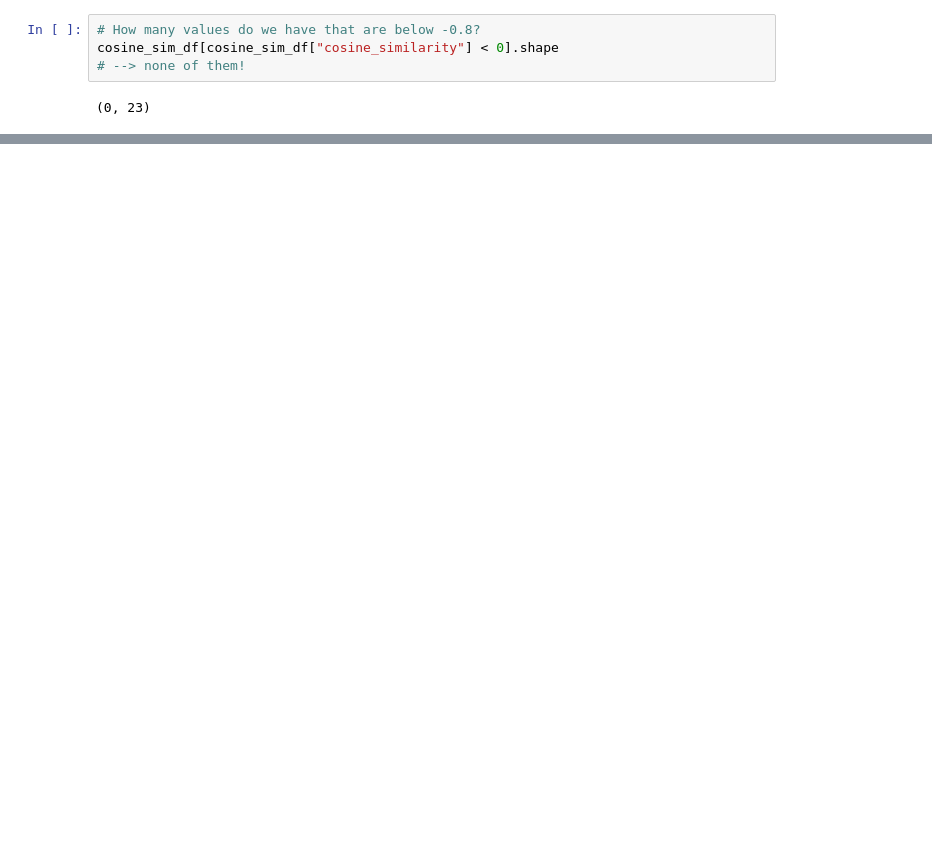
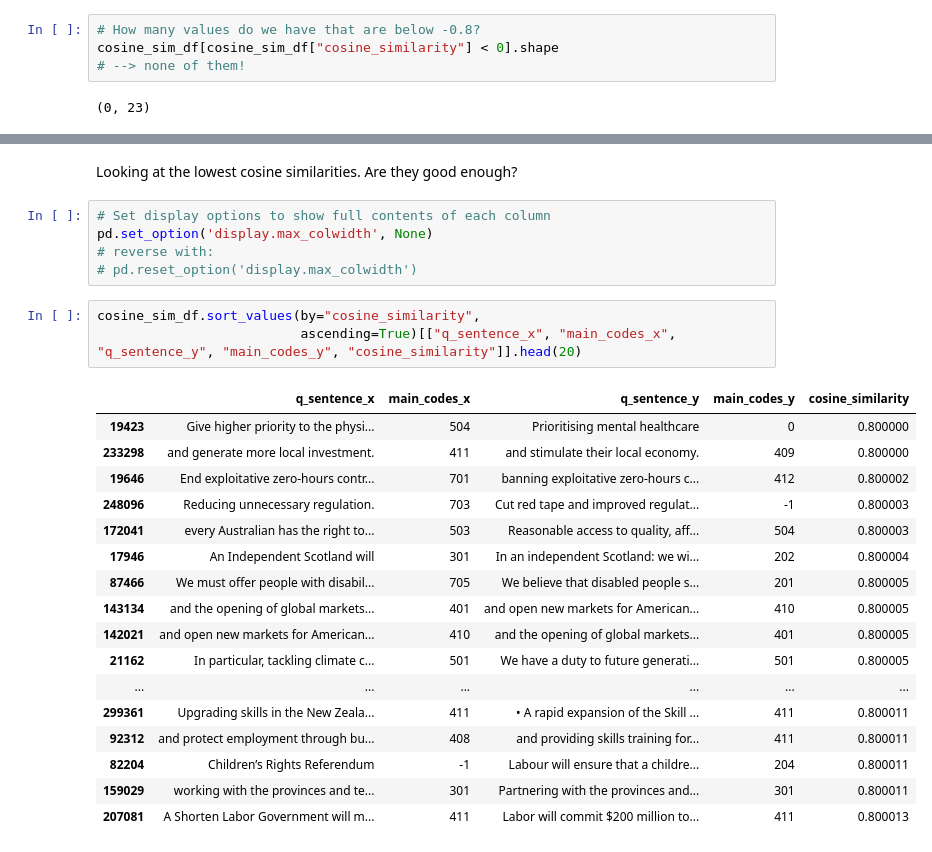
Before and after one commit to k-hanlon/ADS_manifesto_thesis, a Jupyter notebook: cosine_similarity_analysis.ipynb, the cells around one changed output, grey strips where cells are left out. Drawn from its saved outputs; the diff is of its cells as text; blank space fills up the shorter version.

```diff
--- a/cosine_similarity_analysis.ipynb
+++ b/cosine_similarity_analysis.ipynb
@@ -55,0 +114,28 @@ cosine_sim_df[cosine_sim_df["cosine_similarity"] < 0].shape
+# %% [markdown]
+Looking at the lowest cosine similarities. Are they good enough?
+# %%
+# Set display options to show full contents of each column
+pd.set_option('display.max_colwidth', None)
+# reverse with:
+# pd.reset_option('display.max_colwidth')
+# %%
+cosine_sim_df.sort_values(by="cosine_similarity",
+                          ascending=True)[["q_sentence_x", "main_codes_x", "q_sentence_y", "main_codes_y", "cosine_similarity"]].head(20)
+# %% [output]
+|  | q_sentence_x | main_codes_x | q_sentence_y | main_codes_y | cosine_similarity |
+| 19423 | Give higher priority to the physi... | 504 | Prioritising mental healthcare | 0 | 0.800000 |
+| 233298 | and generate more local investment. | 411 | and stimulate their local economy. | 409 | 0.800000 |
+| 19646 | End exploitative zero-hours contr... | 701 | banning exploitative zero-hours c... | 412 | 0.800002 |
+| 248096 | Reducing unnecessary regulation. | 703 | Cut red tape and improved regulat... | -1 | 0.800003 |
+| 172041 | every Australian has the right to... | 503 | Reasonable access to quality, aff... | 504 | 0.800003 |
+| 17946 | An Independent Scotland will | 301 | In an independent Scotland: we wi... | 202 | 0.800004 |
+| 87466 | We must offer people with disabil... | 705 | We believe that disabled people s... | 201 | 0.800005 |
+| 143134 | and the opening of global markets... | 401 | and open new markets for American... | 410 | 0.800005 |
+| 142021 | and open new markets for American... | 410 | and the opening of global markets... | 401 | 0.800005 |
+| 21162 | In particular, tackling climate c... | 501 | We have a duty to future generati... | 501 | 0.800005 |
+| ... | ... | ... | ... | ... | ... |
+| 299361 | Upgrading skills in the New Zeala... | 411 | • A rapid expansion of the Skill ... | 411 | 0.800011 |
+| 92312 | and protect employment through bu... | 408 | and providing skills training for... | 411 | 0.800011 |
+| 82204 | Children’s Rights Referendum | -1 | Labour will ensure that a childre... | 204 | 0.800011 |
+| 159029 | working with the provinces and te... | 301 | Partnering with the provinces and... | 301 | 0.800011 |
+| 207081 | A Shorten Labor Government will m... | 411 | Labor will commit $200 million to... | 411 | 0.800013 |
```
Also changed, not shown: parts of 22 cells of this notebook.
